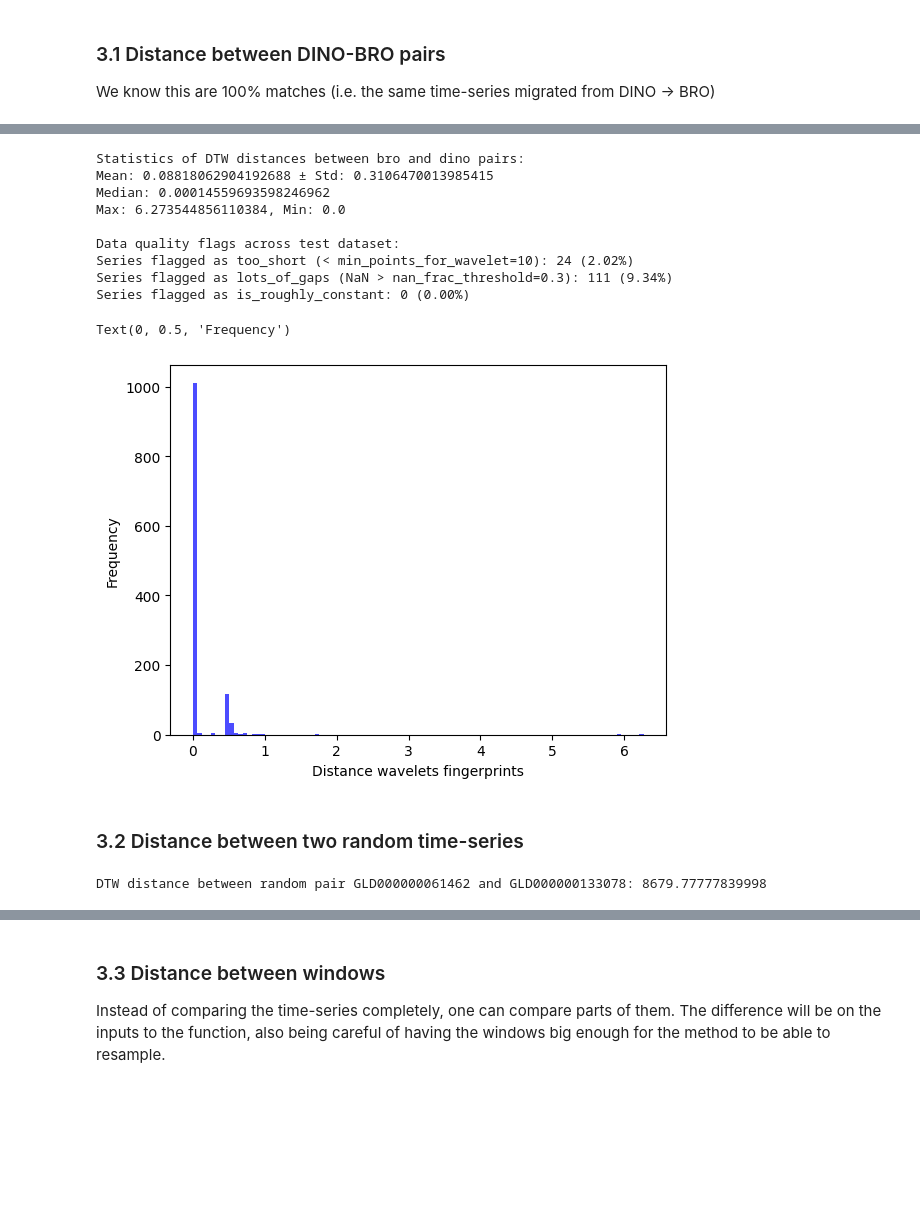
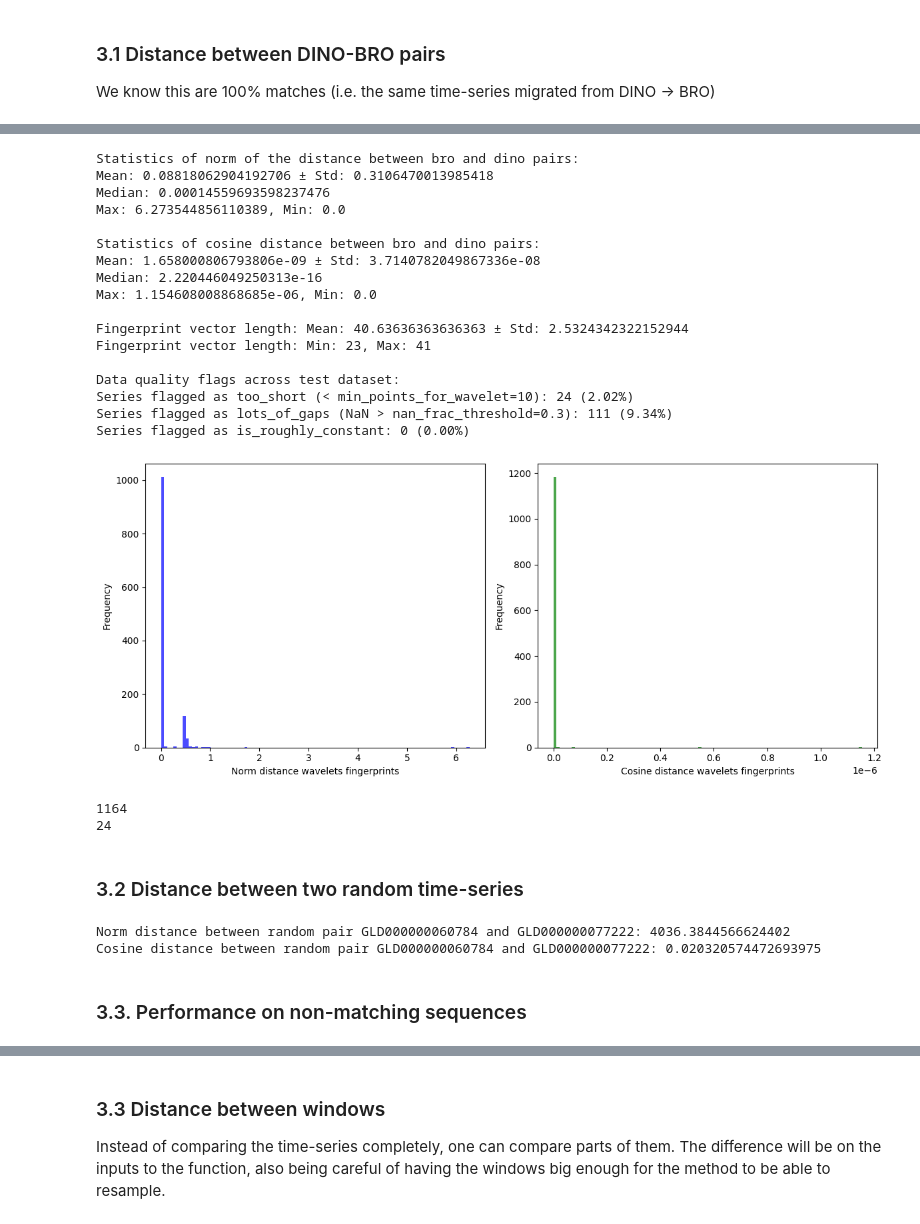
Before and after one commit to luisaforozco/exploration_gw_time_series, a Jupyter notebook: notebooks/methods/wavelets.ipynb, the cells around one changed output, grey strips where cells are left out. Saved outputs shown, nothing was run; the diff lists cells and outputs as text; code cells hidden in the pictures; blank space fills up the shorter version.

```diff
--- a/notebooks/methods/wavelets.ipynb
+++ b/notebooks/methods/wavelets.ipynb
@@ -409,7 +415,7 @@ np.float64(0.5000084961499497)
 We know this are 100% matches (i.e. the same time-series migrated from DINO -> BRO)
 # %%
 # Loop trough the data
-distance_bro_dino_pairs = []
+norm_distance_bro_dino_pairs, cos_distance_bro_dino_pairs, len_fp = [], [], []
 too_short, lots_of_gaps, is_roughly_constant = 0, 0, 0
 for i, gld in enumerate(data_obs.keys()):
     dino_ts = data_obs[gld]['dino']
@@ -420,8 +426,11 @@ for i, gld in enumerate(data_obs.keys()):
 
     fp_dino = wavelet_fingerprint.compute_fingerprint(dino_ts[:, 0], dino_ts[:, 1])
     fp_bro = wavelet_fingerprint.compute_fingerprint(bro_ts[:, 0], bro_ts[:, 1])
-    distance_bro_dino_pairs.append(np.linalg.norm(fp_dino['vector'] - fp_bro['vector']))
-    #Note: for the distance one could also use other metrics such as cosine similarity, euclidean.
+    norm_distance_bro_dino_pairs.append(np.linalg.norm(fp_dino['vector'] - fp_bro['vector']))
+    cos_distance_bro_dino_pairs.append(cosine(fp_dino['vector'], fp_bro['vector']))
+    len_fp.append(len(fp_dino['vector']))
+    if len(fp_dino['vector']) == 23:
+        print(f"GLD {gld} has fingerprint length 23, length of time series: {len(dino_ts)}, flag too_short: {fp_dino['flags']['too_short']}")
 
     if fp_dino['flags']['too_short']: too_short += 1
     if fp_dino['flags']['lots_of_gaps']: lots_of_gaps += 1
@@ -429,32 +456,60 @@ for i, gld in enumerate(data_obs.keys()):
 # %%
 # Statistics
-print(f"Statistics of DTW distances between bro and dino pairs:")
-print(f"Mean: {np.mean(distance_bro_dino_pairs)} ± Std: {np.std(distance_bro_dino_pairs)}")
-print(f"Median: {np.median(distance_bro_dino_pairs)}")
-print(f"Max: {np.max(distance_bro_dino_pairs)}, Min: {np.min(distance_bro_dino_pairs)}")
+print(f"Statistics of norm of the distance between bro and dino pairs:")
+print(f"Mean: {np.mean(norm_distance_bro_dino_pairs)} ± Std: {np.std(norm_distance_bro_dino_pairs)}")
+print(f"Median: {np.median(norm_distance_bro_dino_pairs)}")
+print(f"Max: {np.max(norm_distance_bro_dino_pairs)}, Min: {np.min(norm_distance_bro_dino_pairs)}")
+
+print(f"\nStatistics of cosine distance between bro and dino pairs:")
+print(f"Mean: {np.mean(cos_distance_bro_dino_pairs)} ± Std: {np.std(cos_distance_bro_dino_pairs)}")
+print(f"Median: {np.median(cos_distance_bro_dino_pairs)}")
+print(f"Max: {np.max(cos_distance_bro_dino_pairs)}, Min: {np.min(cos_distance_bro_dino_pairs)}")
+
+print(f"\nFingerprint vector length: Mean: {np.mean(len_fp)} ± Std: {np.std(len_fp)}")
+print(f"Fingerprint vector length: Min: {np.min(len_fp)}, Max: {np.max(len_fp)}")
 
 print(f"\nData quality flags across test dataset:")
 print(f"Series flagged as too_short (< min_points_for_wavelet=10): {too_short} ({100 * too_short / len(data_obs):.2f}%)")
 # NaN arise from uniforming spacing the time-series, not from our data
 print(f"Series flagged as lots_of_gaps (NaN > nan_frac_threshold=0.3): {lots_of_gaps} ({100 * lots_of_gaps / len(data_obs):.2f}%)")
 print(f"Series flagged as is_roughly_constant: {is_roughly_constant} ({100 * is_roughly_constant / len(data_obs):.2f}%)")
 
 import matplotlib.pyplot as plt
-plt.hist(distance_bro_dino_pairs, bins=100, color='blue', alpha=0.7)
-plt.xlabel("Distance wavelets fingerprints")
-plt.ylabel("Frequency");
+fig, axes = plt.subplots(1, 2, figsize=(12, 5))  # 1 row, 2 columns
+axes[0].hist(norm_distance_bro_dino_pairs, bins=100, color='blue', alpha=0.7)
+axes[0].set_xlabel("Norm distance wavelets fingerprints")
+axes[0].set_ylabel("Frequency")
+
+axes[1].hist(cos_distance_bro_dino_pairs, bins=100, color='green', alpha=0.7)
+axes[1].set_xlabel("Cosine distance wavelets fingerprints")
+axes[1].set_ylabel("Frequency")
+plt.tight_layout()
+plt.show()
 # %% [output]
-Statistics of DTW distances between bro and dino pairs:
-Mean: 0.08818062904192688 ± Std: 0.3106470013985415
-Median: 0.00014559693598246962
-Max: 6.273544856110384, Min: 0.0
+Statistics of norm of the distance between bro and dino pairs:
+Mean: 0.08818062904192706 ± Std: 0.3106470013985418
+Median: 0.00014559693598237476
+Max: 6.273544856110389, Min: 0.0
+
+Statistics of cosine distance between bro and dino pairs:
+Mean: 1.658000806793806e-09 ± Std: 3.7140782049867336e-08
+Median: 2.220446049250313e-16
+Max: 1.154608008868685e-06, Min: 0.0
+
+Fingerprint vector length: Mean: 40.63636363636363 ± Std: 2.5324342322152944
+Fingerprint vector length: Min: 23, Max: 41
 
 Data quality flags across test dataset:
 Series flagged as too_short (< min_points_for_wavelet=10): 24 (2.02%)
 Series flagged as lots_of_gaps (NaN > nan_frac_threshold=0.3): 111 (9.34%)
 Series flagged as is_roughly_constant: 0 (0.00%)
-Text(0, 0.5, 'Frequency')
-[figure, old version]
+[figure, new version]
+# %%
+print(len_fp.count(41))
+print(len_fp.count(23))
+# %% [output]
+1164
+24
 # %% [markdown]
 ### 3.2 Distance between two random time-series
 # %%
@@ -468,6 +523,11 @@ bro_ts[:, 1] = (bro_ts[:, 1] - np.mean(bro_ts[:, 1])) / np.std(bro_ts[:, 1])
 fp_dino = wavelet_fingerprint.compute_fingerprint(dino_ts[:, 0], dino_ts[:, 1])
 fp_bro = wavelet_fingerprint.compute_fingerprint(bro_ts[:, 0], bro_ts[:, 1])
 dist = np.linalg.norm(fp_dino['vector'] - fp_bro['vector'])
-print(f"Distance between random pair {gld_1} and {gld_2}: {dist}")
+cos_dist = cosine(fp_dino['vector'], fp_bro['vector'])
+print(f"Norm distance between random pair {gld_1} and {gld_2}: {dist}")
+print(f"Cosine distance between random pair {gld_1} and {gld_2}: {cos_dist}")
 # %% [output]
-DTW distance between random pair GLD000000061462 and GLD000000133078: 8679.77777839998
+Norm distance between random pair GLD000000060784 and GLD000000077222: 4036.3844566624402
+Cosine distance between random pair GLD000000060784 and GLD000000077222: 0.020320574472693975
+# %% [markdown]
+### 3.3. Performance on non-matching sequences
```
Also changed, not shown: parts of 5 cells of this notebook, 3 other files.
